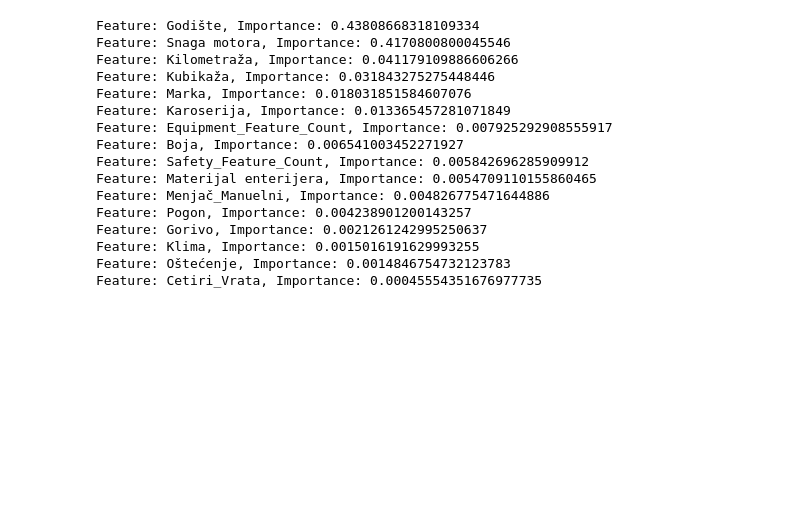
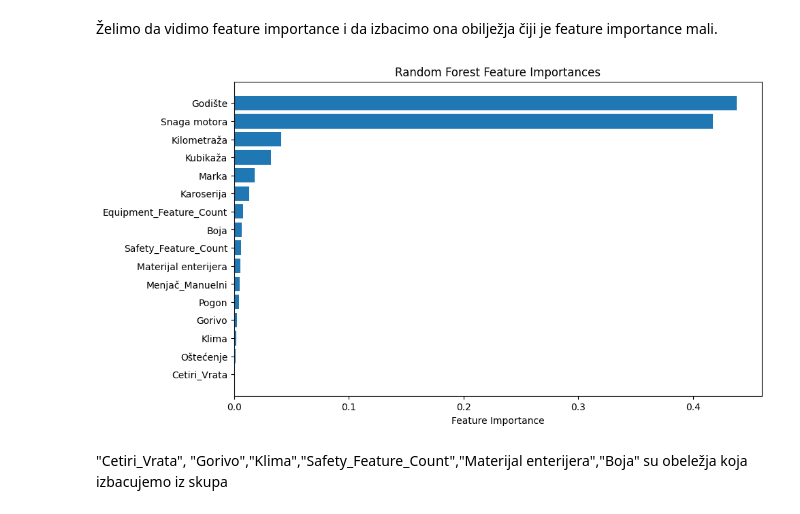
Before and after one commit to boskokul/CarPricePredictor, a Jupyter notebook: SIAP_models.ipynb, the cells around one changed output. Cells and saved outputs as stored; diff of their text form; code cells hidden in the pictures; blank space fills up the shorter version.

Commit message:
fix: formating and cleaning up prints and adding plots. Adding randomized search for ANN

```diff
--- a/SIAP_models.ipynb
+++ b/SIAP_models.ipynb
@@ -38,28 +51,22 @@ evaluate(rf, X_val, y_val, "Random Forest")
 Random Forest -> RMSE: 2320.62, log-RMSE: 0.2565, MAPE: 0.2058
+# %% [markdown]
+Želimo da vidimo feature importance i da izbacimo ona obilježja čiji je feature importance mali.
 # %%
-#probamo da vidimo importance svakog parametra >>>>> da optimizujemo
+
 importances = rf.feature_importances_
 feature_names = X_train.columns
 sorted_indices = np.argsort(importances)[::-1]
-for i in sorted_indices:
-    print(f"Feature: {feature_names[i]}, Importance: {importances[i]}")
+plt.figure(figsize=(10, 6))
+plt.barh(range(len(importances)), importances[sorted_indices], align='center')
+plt.yticks(range(len(importances)), [feature_names[i] for i in sorted_indices])
+plt.gca().invert_yaxis()  # most important at the top
+plt.xlabel("Feature Importance")
+plt.title("Random Forest Feature Importances")
+plt.show()
 # %% [output]
-Feature: Godište, Importance: 0.43808668318109334
-Feature: Snaga motora, Importance: 0.4170800800045546
-Feature: Kilometraža, Importance: 0.041179109886606266
-Feature: Kubikaža, Importance: 0.031843275275448446
-Feature: Marka, Importance: 0.018031851584607076
-Feature: Karoserija, Importance: 0.013365457281071849
-Feature: Equipment_Feature_Count, Importance: 0.007925292908555917
-Feature: Boja, Importance: 0.006541003452271927
-Feature: Safety_Feature_Count, Importance: 0.005842696285909912
-Feature: Materijal enterijera, Importance: 0.0054709110155860465
-Feature: Menjač_Manuelni, Importance: 0.004826775471644886
-Feature: Pogon, Importance: 0.004238901200143257
-Feature: Gorivo, Importance: 0.0021261242995250637
-Feature: Klima, Importance: 0.0015016191629993255
-Feature: Oštećenje, Importance: 0.0014846754732123783
-Feature: Cetiri_Vrata, Importance: 0.00045554351676977735
+[figure, added]
+# %% [markdown]
+"Cetiri_Vrata", "Gorivo","Klima","Safety_Feature_Count","Materijal enterijera","Boja" su obeležja koja izbacujemo iz skupa
 # %%
 #probavamo da izbacimo parametre koji su slab importance, poboljsanje bude minimalno. Rezultati su sa i bez korekcije slicni
 #rezultatima u radovima.
```
Also changed, not shown: parts of 16 cells of this notebook, 1 other file.
